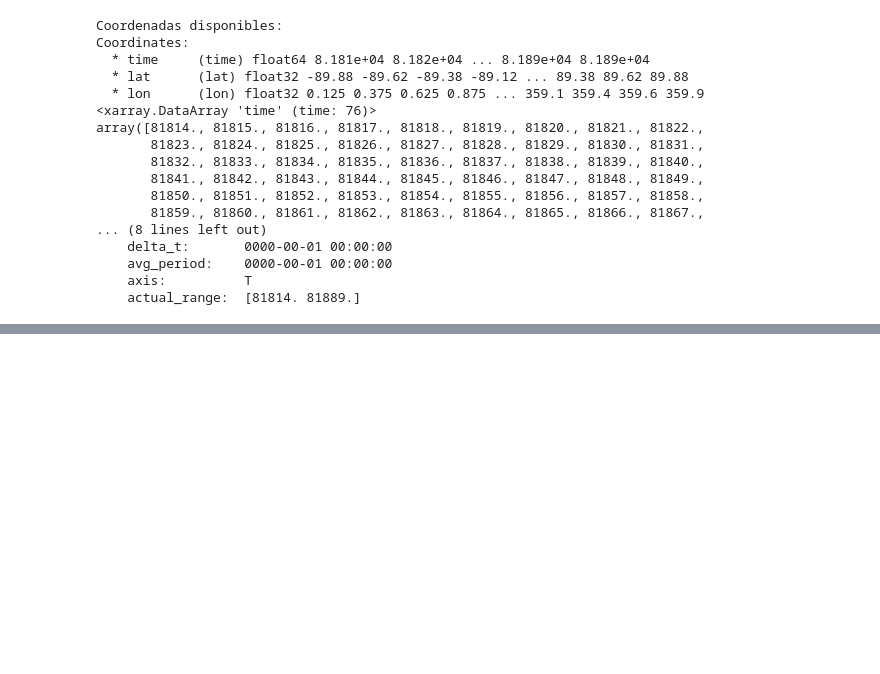
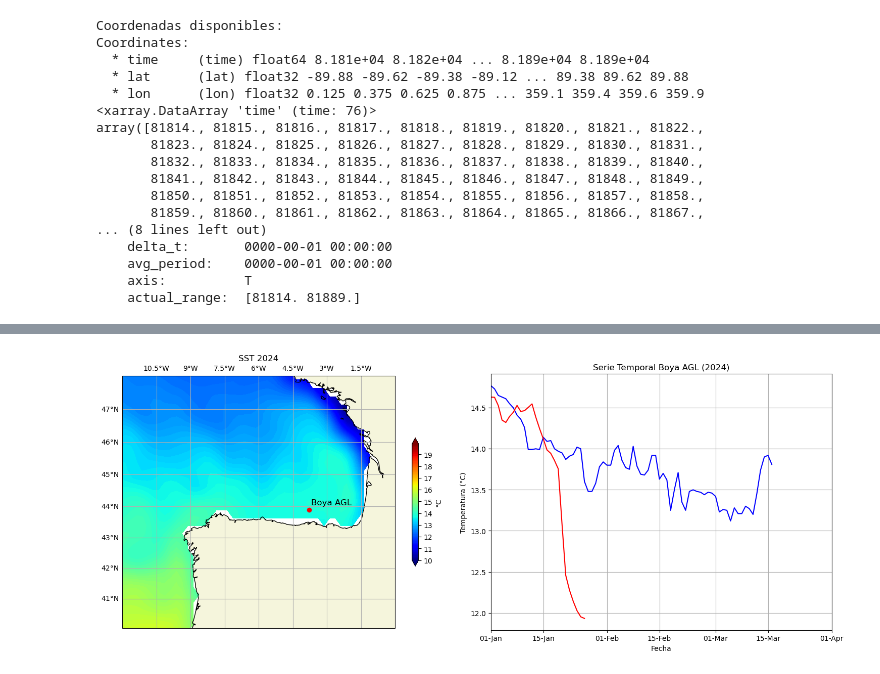
Before and after one commit to AndreaGRegalado/muestra_01, a Jupyter notebook: SST map + graf.ipynb, the cells around one changed output, grey strips where cells are left out. Drawn from its saved outputs; the diff is of its cells as text; code cells hidden in the pictures; blank space fills up the shorter version.

```diff
--- a/SST map + graf.ipynb
+++ b/SST map + graf.ipynb
@@ -138,0 +168,80 @@ os.getcwd()
+# %%
+fig, (ax1, ax2) = plt.subplots(1, 2, figsize=(15, 6))
+
+# Subgráfico 1: Mapa
+ax1 = plt.subplot(1, 2, 1, projection=ccrs.Mercator())
+
+# Agrega los datos de SST media al mapa
+mapa = ax1.contourf(ds.lon, ds.lat, sst_mean,
+                    levs,
+                    cmap='jet',
+                    transform=ccrs.PlateCarree(),
+                    extend='both')
+
+# Agrega color beige a la tierra
+ax1.add_feature(cfeature.LAND, color='beige')
+
+# Agrega las líneas de costa y la cuadrícula
+ax1.coastlines()
+grid = ax1.gridlines(draw_labels=True)
+grid.bottom_labels = False
+grid.right_labels = False
+
+plt.colorbar(mapa,
+            ax=ax1,  # Indica el eje al que se añadirá la barra de color
+            label="°C",  # Etiqueta del colorbar
+            shrink=0.5)
+
+# Agrega el punto de la boya
+ax1.scatter(boya_AGL[0], boya_AGL[1],
+            color='red',
+            marker='o',
+            transform=ccrs.PlateCarree())
+
+# Agrega texto en el punto especificado
+ax1.text(boya_AGL[0] + 0.1, boya_AGL[1] + 0.15,
+        'Boya AGL',
+        color='black',
+        fontsize=12,
+        transform=ccrs.PlateCarree())
+
+# Define los límites de la región que deseas mostrar
+lon_min, lon_max = -12, 0
+lat_min, lat_max = 40, 48
+
+# Establece los límites de la región en los ejes
+ax1.set_extent((lon_min, lon_max, lat_min, lat_max))
+ax1.set_title("SST 2024")
+
+# Subgráfico 2: Línea temporal. Pasar primero lon y luego lat. Como los datos de lon tiene rango de 0-360,
+#hay que  pasarle % 360, le suma 360 grados repetidamente hasta que la longitud sea positiva y esté en el rango de 0 a 360 grados. Si ya es +, no hace nada
+#ax2.plot(ds.time(), ds.sst.sel(lon = -3.78 % 360, lat = 43.89, method='nearest'), color='blue')
+#fechas_dia_mes = ds.time.dt.strftime('%d-%m-%Y')
+ax2.plot(ds.time, ds.sst.sel(lon = -3.78 % 360, lat = 43.89, method='nearest'), color='blue')
+ax2.set_xlabel('Fecha')
+myFmt = mdates.DateFormatter('%d-%b')
+ax2.xaxis.set_major_formatter(myFmt)
+
+# Establecer los límites del eje x
+inicio = datetime.datetime(2024, 1, 1)
+fin = datetime.datetime(2024, 4, 1)
+ax2.set_xlim([inicio, fin])
+
+ax2.set_ylabel('Temperatura (°C)')
+
+ax2.set_title('Serie Temporal Boya AGL (2024)')
+ax2.grid()
+
+# Calcula la media de 'WaterTemperature' por día
+df_mean = df.groupby(df['Time'].dt.date)['WaterTemperature'].mean().reset_index()
+
+# Plotea la media de 'WaterTemperature' por día
+ax2.plot(df_mean.Time, df_mean.WaterTemperature, color='red')
+
+#ax2.legend()
+
+# Ajustar diseño y mostrar el gráfico
+plt.tight_layout()
+plt.show()
+# %% [output]
+[figure, added]
```
Also changed, not shown: parts of 9 cells of this notebook, 1 other file.
